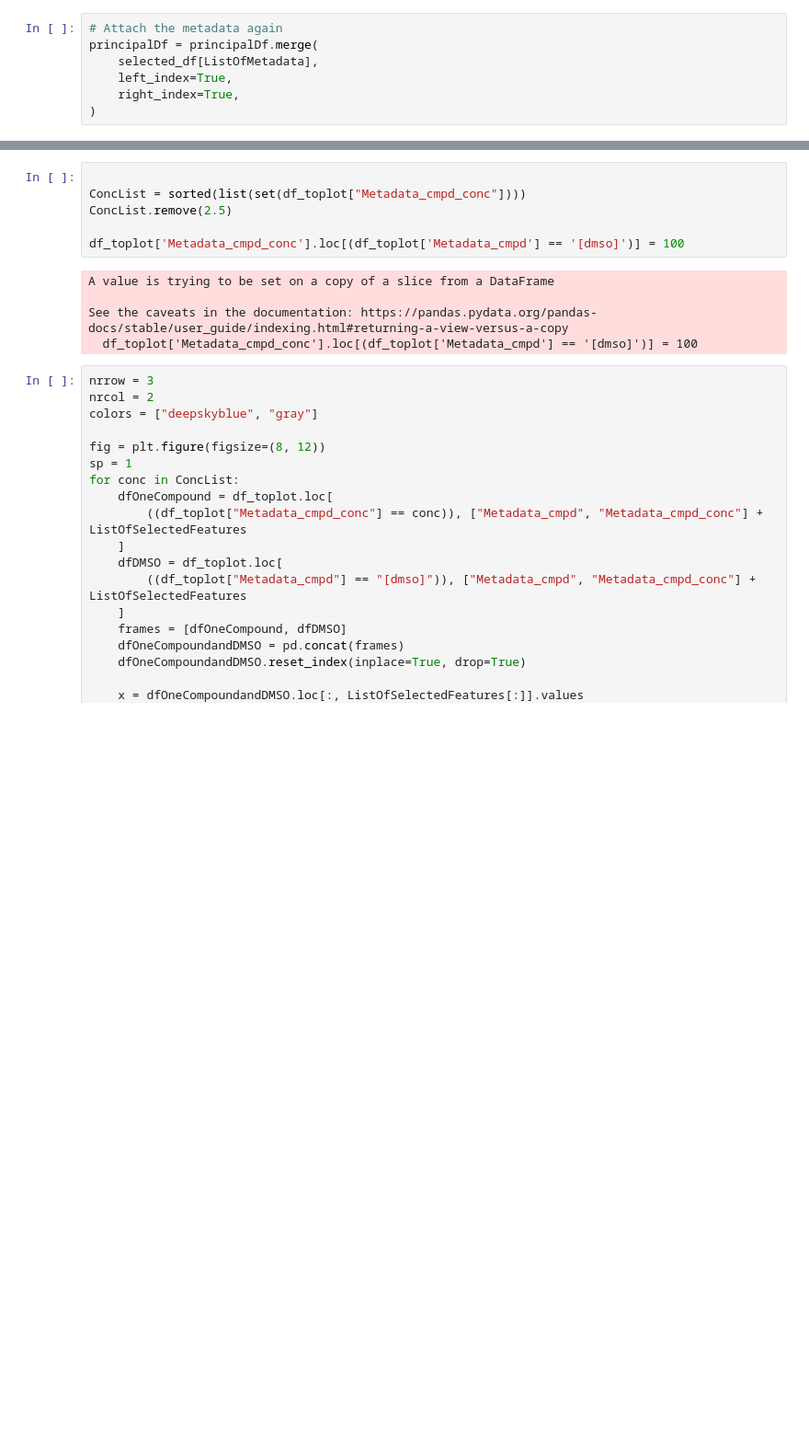
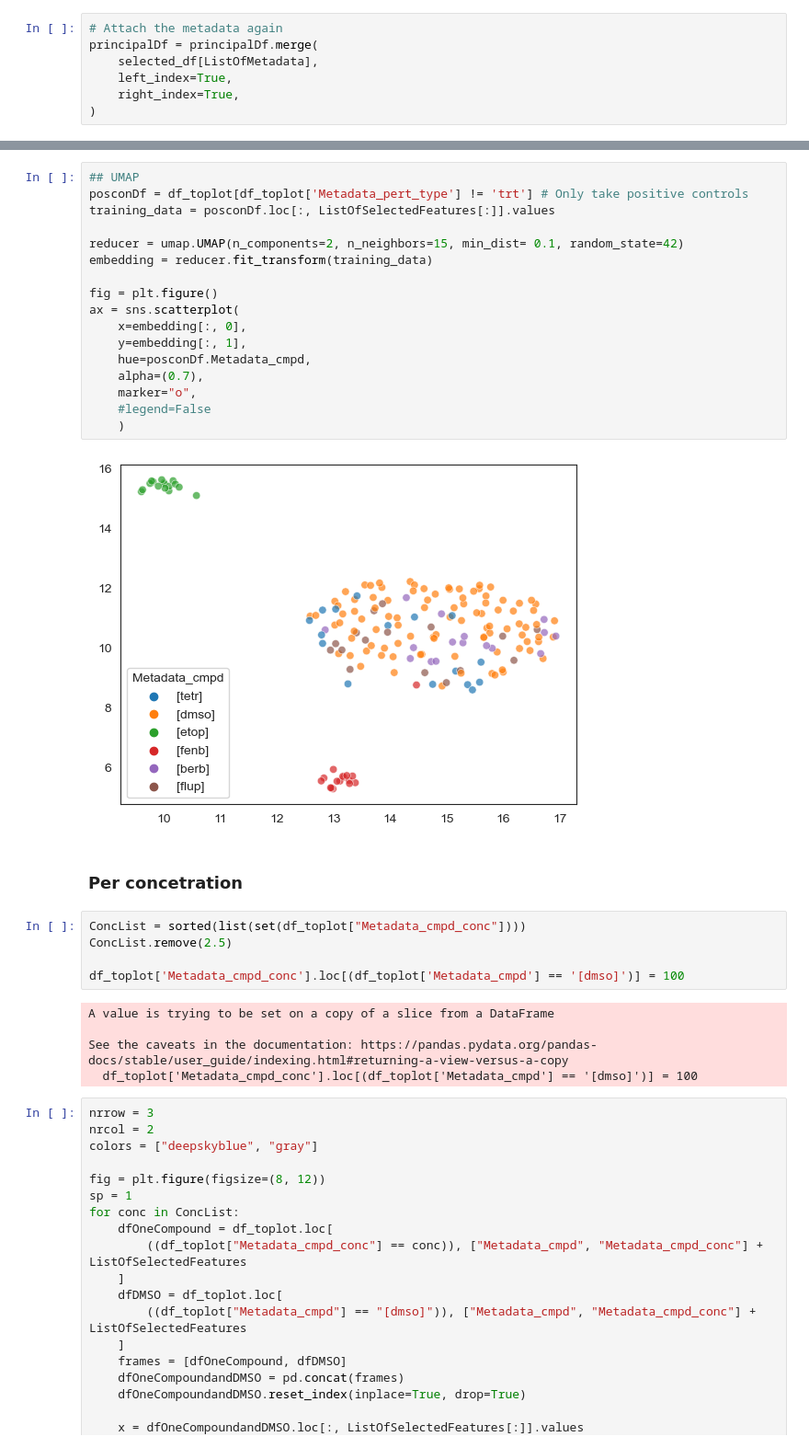
Before and after one commit to pharmbio/colopaint3D, a Jupyter notebook: 2D_analysis_v2/4_Pycytominer_pipeline.ipynb, the cells around one changed output, grey strips where cells are left out. Shown at 92% size. Saved outputs shown, nothing was run; the diff lists cells and outputs as text; blank space fills up the shorter version.

```diff
--- a/2D_analysis_v2/4_Pycytominer_pipeline.ipynb
+++ b/2D_analysis_v2/4_Pycytominer_pipeline.ipynb
@@ -129,5 +164,25 @@ ax.set_facecolor("w")
+# %%
+## UMAP
+posconDf = df_toplot[df_toplot['Metadata_pert_type'] != 'trt'] # Only take positive controls
+training_data = posconDf.loc[:, ListOfSelectedFeatures[:]].values
+
+reducer = umap.UMAP(n_components=2, n_neighbors=15, min_dist= 0.1, random_state=42)
+embedding = reducer.fit_transform(training_data)
+
+fig = plt.figure()
+ax = sns.scatterplot(
+    x=embedding[:, 0],
+    y=embedding[:, 1],
+    hue=posconDf.Metadata_cmpd,
+    alpha=(0.7),
+    marker="o",
+    #legend=False
+    )
+# %% [output]
+[figure, added]
+# %% [markdown]
+### Per concetration
 # %%
-
 ConcList = sorted(list(set(df_toplot["Metadata_cmpd_conc"])))
 ConcList.remove(2.5)
 
```
Also changed, not shown: parts of 9 cells of this notebook, 2 other files.
